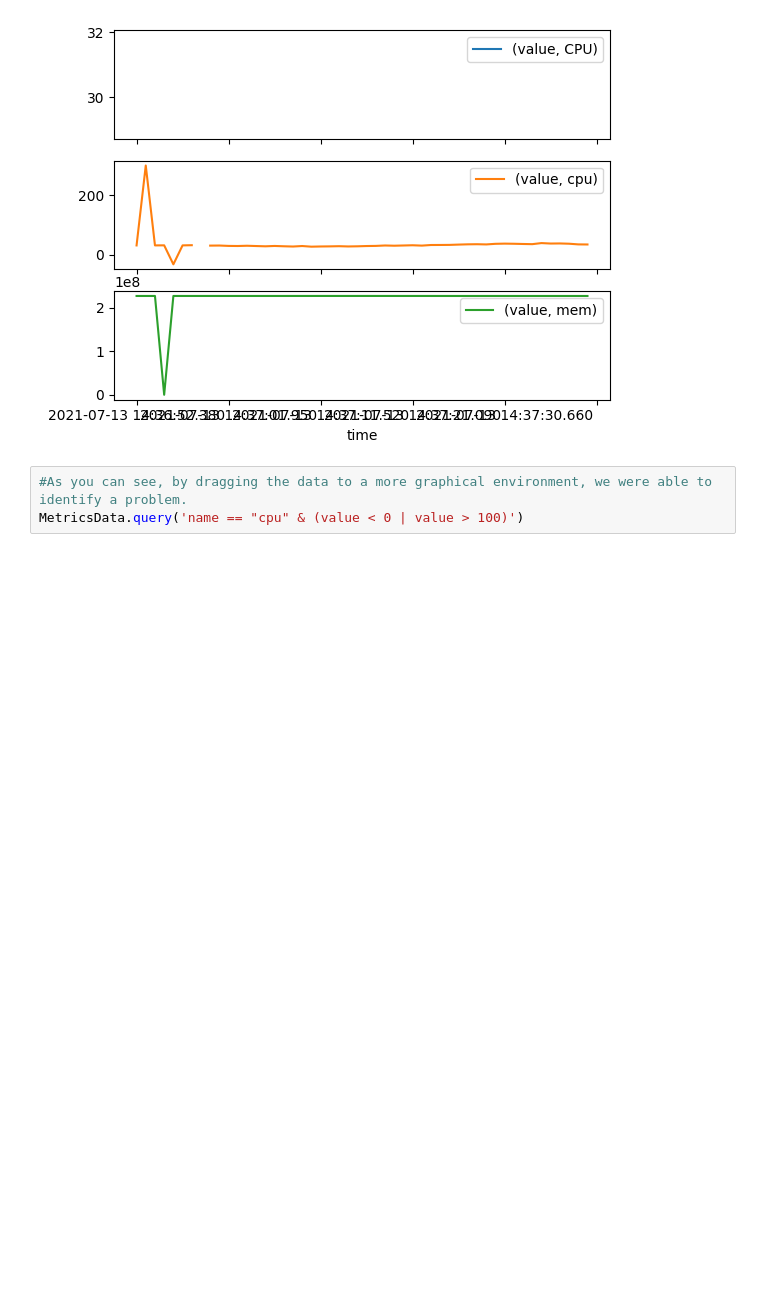
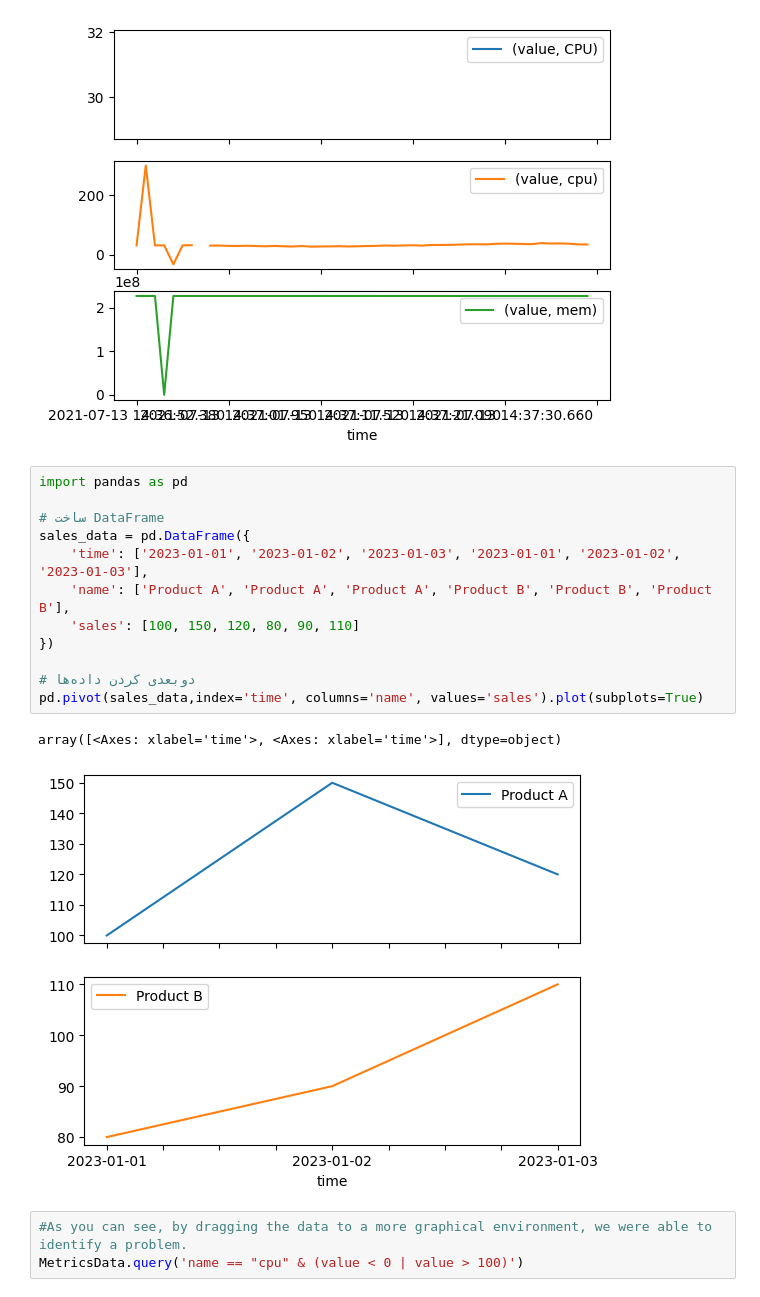
Before and after one commit to Shadmehr-radmanesh/Clean-Code, a Jupyter notebook: C1.ipynb, the cells around one changed output. Drawn from its saved outputs; the diff is of its cells as text; blank space fills up the shorter version.

```diff
--- a/C1.ipynb
+++ b/C1.ipynb
@@ -109,6 +109,21 @@ pd.pivot(MetricsData, index='time', columns='name').plot(subplots=True)
 array([<Axes: xlabel='time'>, <Axes: xlabel='time'>,
        <Axes: xlabel='time'>], dtype=object)
 [figure]
+# %%
+import pandas as pd
+
+# ساخت DataFrame
+sales_data = pd.DataFrame({
+    'time': ['2023-01-01', '2023-01-02', '2023-01-03', '2023-01-01', '2023-01-02', '2023-01-03'],
+    'name': ['Product A', 'Product A', 'Product A', 'Product B', 'Product B', 'Product B'],
+    'sales': [100, 150, 120, 80, 90, 110]
+})
+
+# دوبعدی کردن داده‌ها
+pd.pivot(sales_data,index='time', columns='name', values='sales').plot(subplots=True)
+# %% [output]
+array([<Axes: xlabel='time'>, <Axes: xlabel='time'>], dtype=object)
+[figure, added]
 # %%
 #As you can see, by dragging the data to a more graphical environment, we were able to identify a problem.
 MetricsData.query('name == "cpu" & (value < 0 | value > 100)')
```
Also changed, not shown: parts of 7 cells of this notebook, 9 other files.
